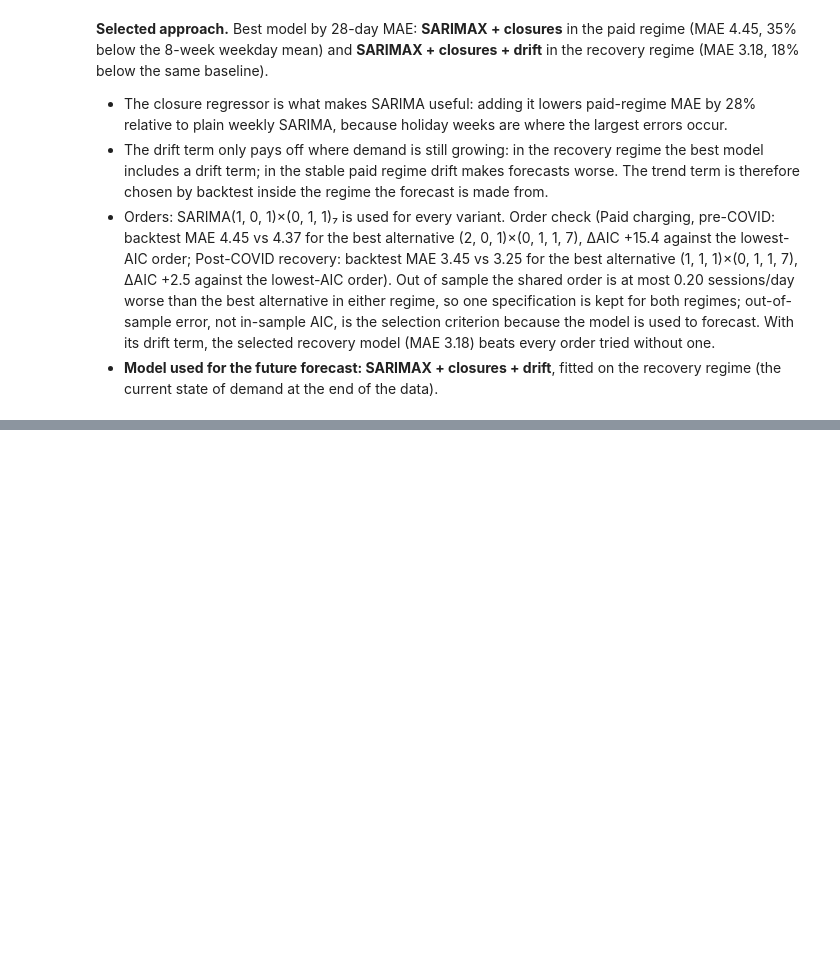
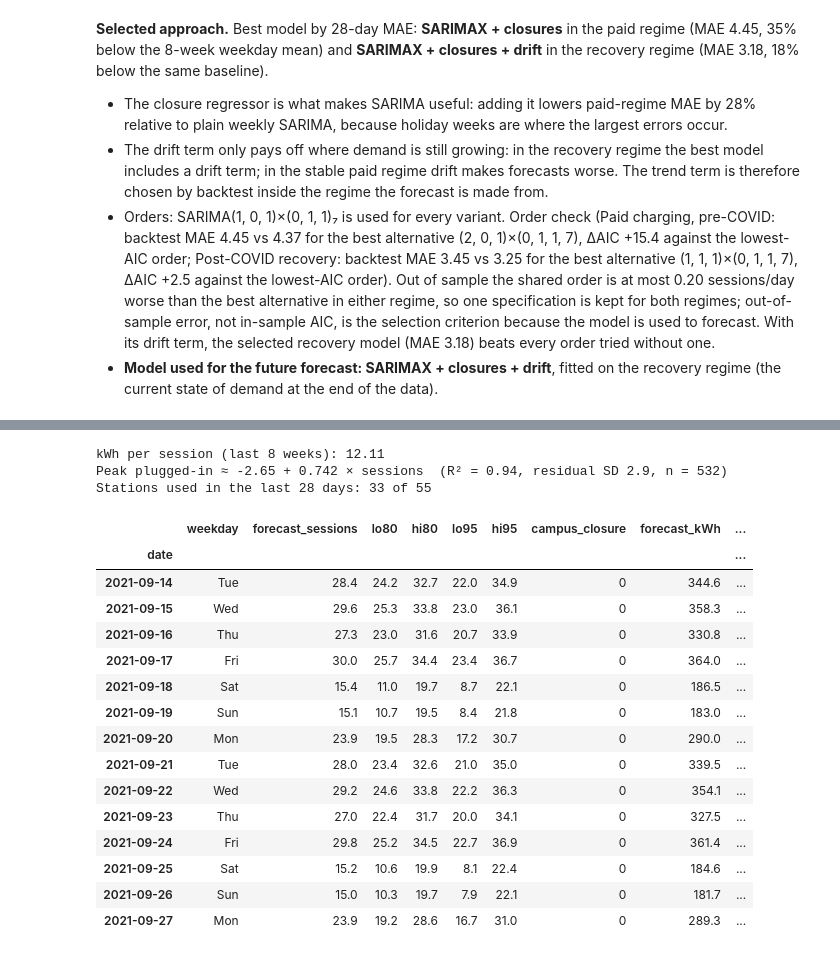
Before and after one commit to Gnanesh-12/EV-Charging-Demand-Analytics, a Jupyter notebook: notebooks/EV_Charging_Demand_Analysis_i16.ipynb, the cells around one changed output, grey strips where cells are left out. Saved outputs shown, nothing was run; the diff lists cells and outputs as text; code cells hidden in the pictures; blank space fills up the shorter version.

```diff
--- a/notebooks/EV_Charging_Demand_Analysis_i16.ipynb
+++ b/notebooks/EV_Charging_Demand_Analysis_i16.ipynb
@@ -1097,0 +1210,42 @@ recovery regime (MAE 3.18, 18% below the same baseline).
+# %%
+kwh_per_session = (d_obs['total_kWh'].iloc[-56:].sum() / d_obs['session_count'].iloc[-56:].sum())
+rel = typical[typical.regime.isin(['paid', 'recovery']) & (typical.is_weekend == 0)]
+b1, b0 = np.polyfit(rel['session_count'], rel['peak_occupancy'], 1)
+pred_rel = b0 + b1 * rel['session_count']
+r2 = 1 - ((rel['peak_occupancy'] - pred_rel) ** 2).sum() / ((rel['peak_occupancy'] - rel['peak_occupancy'].mean()) ** 2).sum()
+resid_sd = (rel['peak_occupancy'] - pred_rel).std()
+stations_recent = sessions.loc[sessions['date'] > end - pd.Timedelta(days=28), 'stationID'].nunique()
+stations_total = occ_sessions['stationID'].nunique()
+
+out = future.copy()
+out.insert(0, 'weekday', out.index.day_name().str[:3])
+out['campus_closure'] = out.index.isin(closure_calendar(fc_index.min(), fc_index.max()).index).astype(int)
+out['forecast_kWh'] = out['forecast'] * kwh_per_session
+out['expected_peak_plugged_in'] = np.clip(b0 + b1 * out['forecast'], 0, None)
+out['peak_plugged_in_upper'] = np.clip(b0 + b1 * out['hi95'] + 1.645 * resid_sd, 0, None)
+out = out.rename(columns={'forecast': 'forecast_sessions'})
+out.round(2).reset_index().to_csv(ROOT / 'forecast_daily_i16.csv', index=False)
+print(f'kWh per session (last 8 weeks): {kwh_per_session:.2f}')
+print(f'Peak plugged-in ≈ {b0:.2f} + {b1:.3f} × sessions  (R² = {r2:.2f}, residual SD {resid_sd:.1f}, n = {len(rel)})')
+print(f'Stations used in the last 28 days: {stations_recent} of {stations_total}')
+out.round(1).head(14)
+# %% [output]
+kWh per session (last 8 weeks): 12.11
+Peak plugged-in ≈ -2.65 + 0.742 × sessions  (R² = 0.94, residual SD 2.9, n = 532)
+Stations used in the last 28 days: 33 of 55
+|  | weekday | forecast_sessions | lo80 | hi80 | lo95 | hi95 | campus_closure | forecast_kWh | ... |
+| date |  |  |  |  |  |  |  |  | ... |
+| 2021-09-14 | Tue | 28.4 | 24.2 | 32.7 | 22.0 | 34.9 | 0 | 344.6 | ... |
+| 2021-09-15 | Wed | 29.6 | 25.3 | 33.8 | 23.0 | 36.1 | 0 | 358.3 | ... |
+| 2021-09-16 | Thu | 27.3 | 23.0 | 31.6 | 20.7 | 33.9 | 0 | 330.8 | ... |
+| 2021-09-17 | Fri | 30.0 | 25.7 | 34.4 | 23.4 | 36.7 | 0 | 364.0 | ... |
+| 2021-09-18 | Sat | 15.4 | 11.0 | 19.7 | 8.7 | 22.1 | 0 | 186.5 | ... |
+| 2021-09-19 | Sun | 15.1 | 10.7 | 19.5 | 8.4 | 21.8 | 0 | 183.0 | ... |
+| 2021-09-20 | Mon | 23.9 | 19.5 | 28.3 | 17.2 | 30.7 | 0 | 290.0 | ... |
+| 2021-09-21 | Tue | 28.0 | 23.4 | 32.6 | 21.0 | 35.0 | 0 | 339.5 | ... |
+| 2021-09-22 | Wed | 29.2 | 24.6 | 33.8 | 22.2 | 36.3 | 0 | 354.1 | ... |
+| 2021-09-23 | Thu | 27.0 | 22.4 | 31.7 | 20.0 | 34.1 | 0 | 327.5 | ... |
+| 2021-09-24 | Fri | 29.8 | 25.2 | 34.5 | 22.7 | 36.9 | 0 | 361.4 | ... |
+| 2021-09-25 | Sat | 15.2 | 10.6 | 19.9 | 8.1 | 22.4 | 0 | 184.6 | ... |
+| 2021-09-26 | Sun | 15.0 | 10.3 | 19.7 | 7.9 | 22.1 | 0 | 181.7 | ... |
+| 2021-09-27 | Mon | 23.9 | 19.2 | 28.6 | 16.7 | 31.0 | 0 | 289.3 | ... |
```
Also changed, not shown: parts of 8 cells of this notebook, 10 other files.
